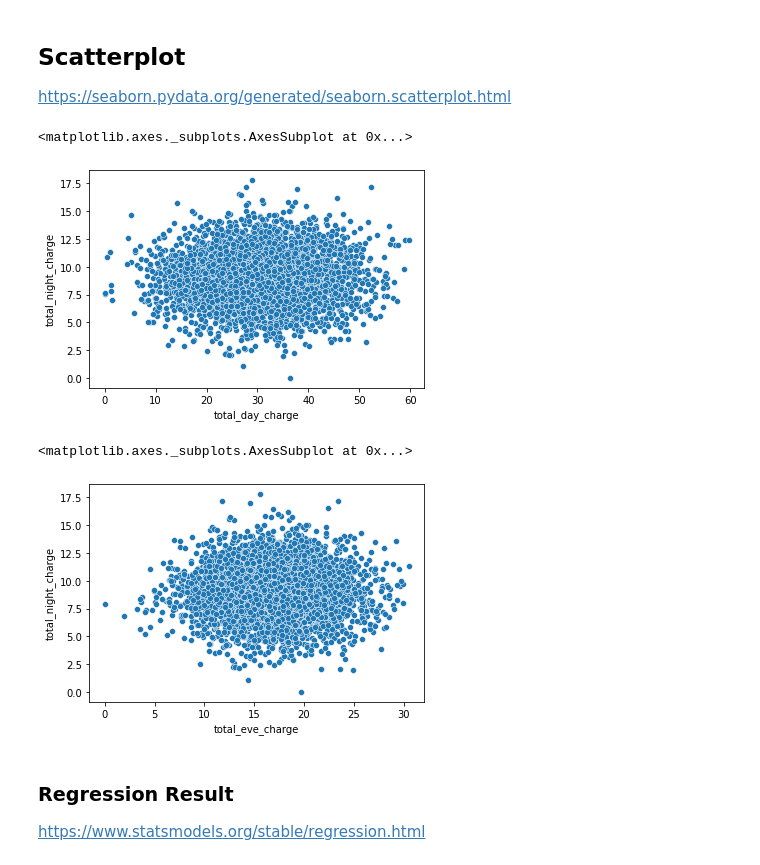
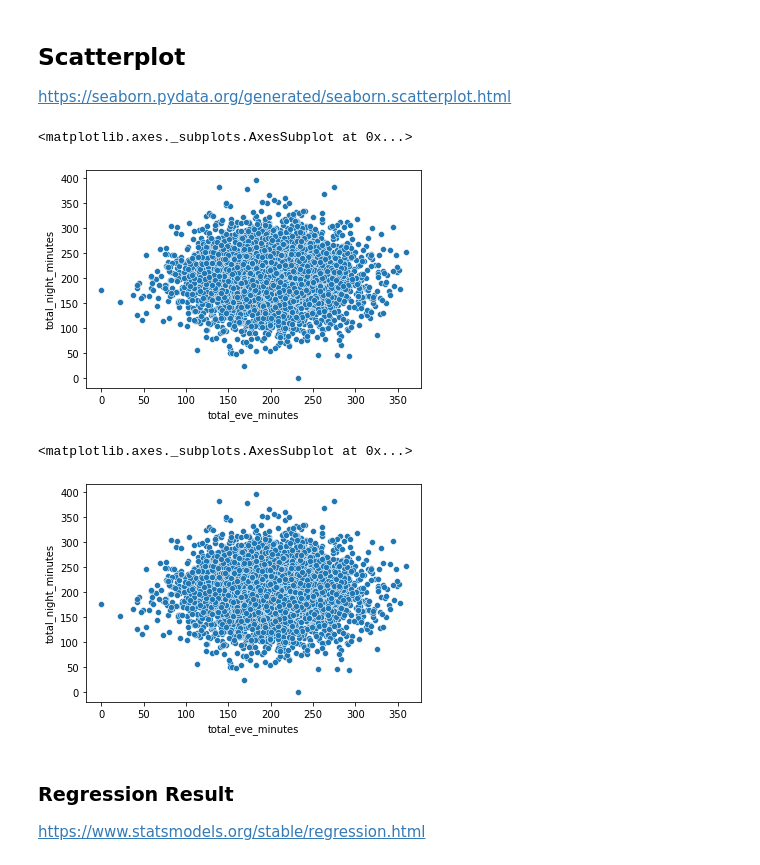
Before and after one commit to huiyu1112/NYU_Integrated_Marketing, a Jupyter notebook: HuiYu_Predicting_Customer_Churn.ipynb, the cells around one changed output. Drawn from its saved outputs; the diff is of its cells as text; code cells hidden in the pictures.

```diff
--- a/HuiYu_Predicting_Customer_Churn.ipynb
+++ b/HuiYu_Predicting_Customer_Churn.ipynb
@@ -87,19 +87,19 @@ https://seaborn.pydata.org/generated/seaborn.scatterplot.html
 #install the package
 import seaborn as sns
 # %%
-x='total_day_charge'
-y='total_night_charge'
+x='total_eve_minutes'
+y='total_night_minutes'
 sns.scatterplot(data=df, x=x, y=y)
 # %% [output]
 <matplotlib.axes._subplots.AxesSubplot at 0x...>
-[figure, old version]
+[figure, new version]
 # %%
-x='total_eve_charge'
-y='total_night_charge'
+x='total_eve_minutes'
+y='total_night_minutes'
 sns.scatterplot(data=df, x=x, y=y)
 # %% [output]
 <matplotlib.axes._subplots.AxesSubplot at 0x...>
-[figure, old version]
+[figure, new version]
 # %% [markdown]
 ### Regression Result
 https://www.statsmodels.org/stable/regression.html
```
Also changed, not shown: parts of 16 cells of this notebook.
